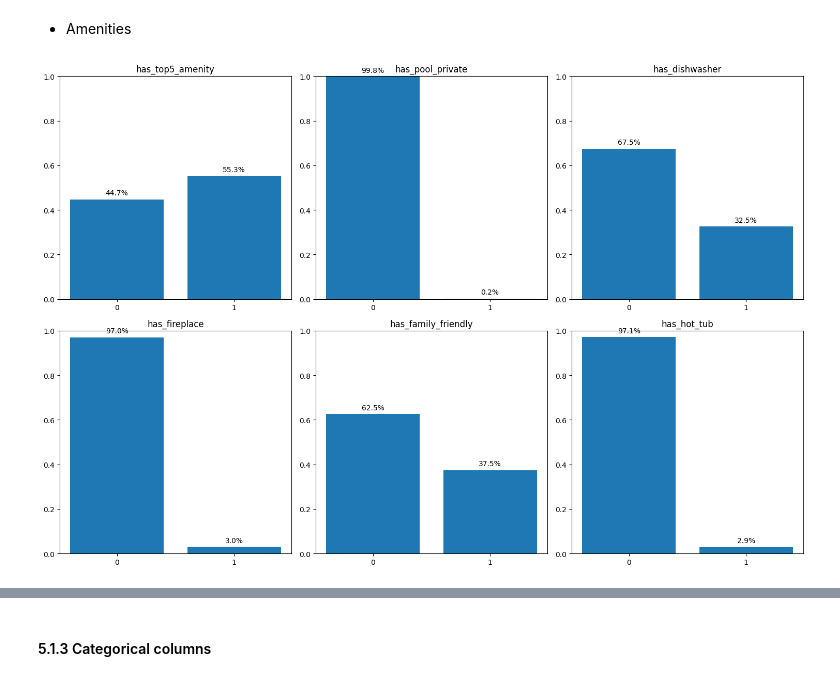
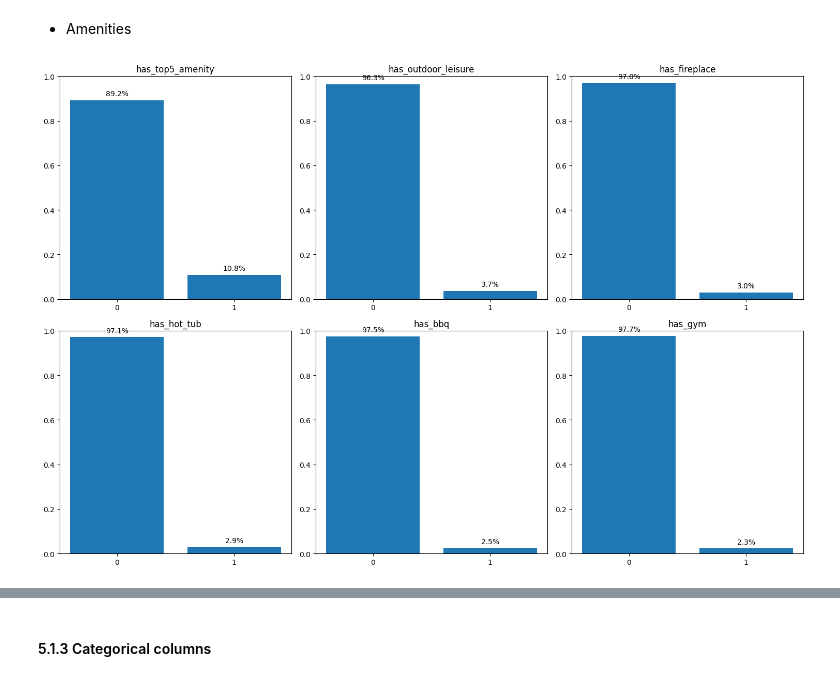
Before and after one commit to pln6/airbnb-market-segmentation-analysis, a Jupyter notebook: notebooks/01_data_cleaning.ipynb, the cells around one changed output, grey strips where cells are left out. Saved outputs shown, nothing was run; the diff lists cells and outputs as text; code cells hidden in the pictures.

Commit message:
fix: replace price-correlation amenity selection with prior-classification & prevalence threshold

```diff
--- a/notebooks/01_data_cleaning.ipynb
+++ b/notebooks/01_data_cleaning.ipynb
@@ -648,11 +648,11 @@ amenity_map = {
     ],
     # laundry
     'washer': [
-        r'washer',
+        r'\bwasher\b',
         r'lavatrice'
     ],
     'dryer': [
-        r'dryer',
+        r'(?<!hair )\bdryer\b',
         r'asciugatrice'
     ],
     # bathroom
@@ -756,8 +756,8 @@ amenity_map = {
         r'palestra'
     ],
     'spa_sauna': [
-        r'sauna',
-        r'spa'
+        r'\bsauna\b',
+        r'\bspa\b'
     ],
     'bbq': [
         r'bbq',
@@ -889,0 +838,10 @@ These features were chosen because they  showed the strongest relationship with
+# %%
+# 9. candidate pool: tags already grouped under the "# luxury" semantic category in amenity_map
+luxury_candidate_tags = ['pool_private', 'pool_shared', 'hot_tub', 'gym', 'spa_sauna', 'bbq', 'fireplace', 'outdoor_leisure']
+
+tag_prevalence = pd.Series({
+    tag: listings_cleaned['amenities_tags'].apply(lambda tags: tag in tags).mean() * 100
+    for tag in luxury_candidate_tags
+}).sort_values(ascending=False)
+
+display(tag_prevalence.round(2))
@@ -890,6 +870,6 @@ These features were chosen because they  showed the strongest relationship with
 # %%
-# 11. create a list of top amenities
-premium_amenities = ['pool_private', 'dishwasher', 'fireplace', 'family_friendly', 'hot_tub']
+# 10. create a list of premium amenities
+premium_amenities = ['outdoor_leisure', 'fireplace', 'hot_tub', 'bbq', 'gym']
 # %% [markdown]
 5. Feature Engineering
 
@@ -1409,31 +1389,31 @@ plt.show()
 # %% [markdown]
 - Amenities
 # %%
-amenities_cols = ['has_top5_amenity', 'has_pool_private', 'has_dishwasher'
-                  , 'has_fireplace', 'has_family_friendly', 'has_hot_tub']
+amenities_cols = ['has_top5_amenity', 'has_outdoor_leisure', 'has_fireplace'
+                  , 'has_hot_tub', 'has_bbq', 'has_gym']
 
 fig, axes = plt.subplots(2, 3, figsize=(15, 10))
 axes = axes.flatten()
 
 for i, col in enumerate(amenities_cols):
     dist = listings_cleaned[col].value_counts(normalize=True).reindex([0, 1]).fillna(0)
     axes[i].bar(['0', '1'], dist.values)
     axes[i].set_title(col)
     axes[i].set_ylim(0, 1)
 
     for j, v in enumerate(dist.values):
         axes[i].text(
             j,
             v + 0.02,
             f"{v * 100:.1f}%",
             ha='center',
             fontsize=10
         )
 
 for j in range(i + 1, len(axes)):
     axes[j].axis('off')
 
 plt.tight_layout()
 plt.show()
 # %% [output]
-[figure, old version]
+[figure, new version]
```
Also changed, not shown: parts of 16 cells of this notebook.
